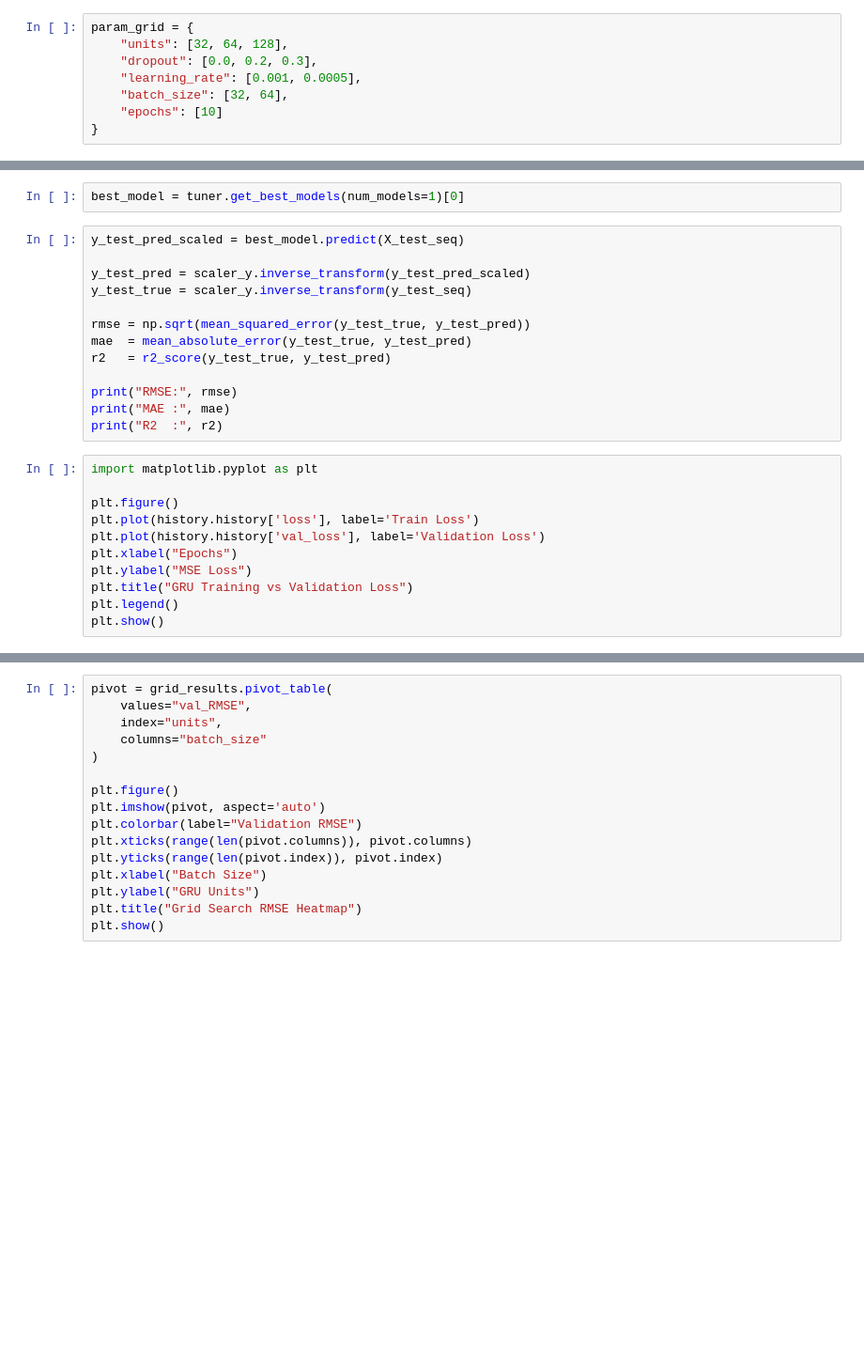
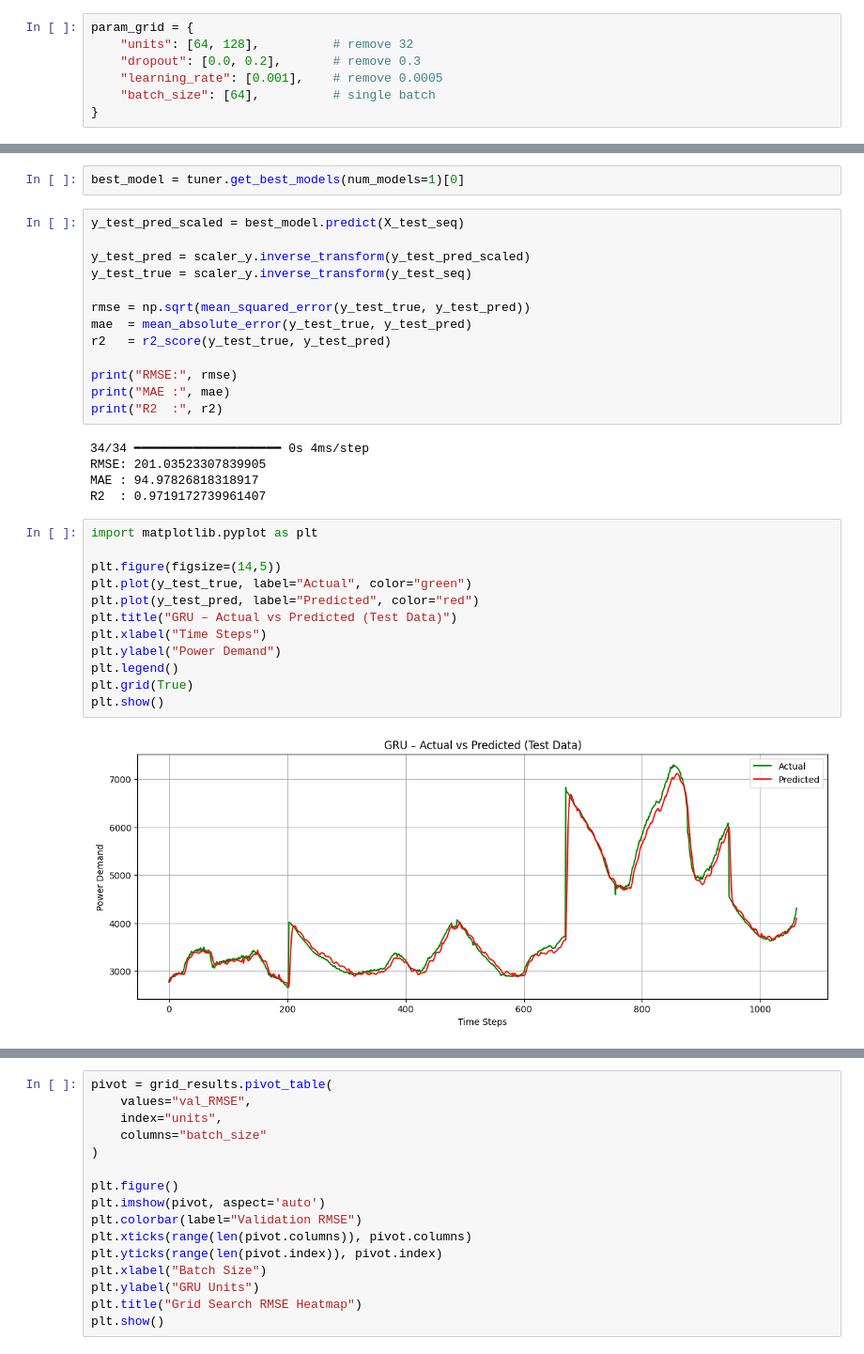
Before and after one commit to Danieljoshua720/Electricity-demand-forecasting-AIML, a Jupyter notebook: GRU.ipynb, the cells around one changed output, grey strips where cells are left out. Shown: that part at 94% size. Saved outputs shown, nothing was run; the diff lists cells and outputs as text; blank space fills up the shorter version.

```diff
--- a/GRU.ipynb
+++ b/GRU.ipynb
@@ -317,11 +320,10 @@ Deep GRU            91.564581  50.283220  0.992021
 results_df.to_csv("gru_results.csv")
 # %%
 param_grid = {
-    "units": [32, 64, 128],
-    "dropout": [0.0, 0.2, 0.3],
-    "learning_rate": [0.001, 0.0005],
-    "batch_size": [32, 64],
-    "epochs": [10]
+    "units": [64, 128],          # remove 32
+    "dropout": [0.0, 0.2],       # remove 0.3
+    "learning_rate": [0.001],    # remove 0.0005
+    "batch_size": [64],          # single batch
 }
 # %%
 def build_gru_hp(input_shape, units, dropout, lr):
@@ -469,17 +482,25 @@ r2   = r2_score(y_test_true, y_test_pred)
 print("RMSE:", rmse)
 print("MAE :", mae)
 print("R2  :", r2)
+# %% [output]
+34/34 ━━━━━━━━━━━━━━━━━━━━ 0s 4ms/step
+RMSE: 201.03523307839905
+MAE : 94.97826818318917
+R2  : 0.9719172739961407
 # %%
 import matplotlib.pyplot as plt
 
-plt.figure()
-plt.plot(history.history['loss'], label='Train Loss')
-plt.plot(history.history['val_loss'], label='Validation Loss')
-plt.xlabel("Epochs")
-plt.ylabel("MSE Loss")
-plt.title("GRU Training vs Validation Loss")
+plt.figure(figsize=(14,5))
+plt.plot(y_test_true, label="Actual", color="green")
+plt.plot(y_test_pred, label="Predicted", color="red")
+plt.title("GRU – Actual vs Predicted (Test Data)")
+plt.xlabel("Time Steps")
+plt.ylabel("Power Demand")
 plt.legend()
+plt.grid(True)
 plt.show()
+# %% [output]
+[figure, added]
 # %%
 import matplotlib.pyplot as plt
 
```
Also changed, not shown: parts of 19 cells of this notebook.
